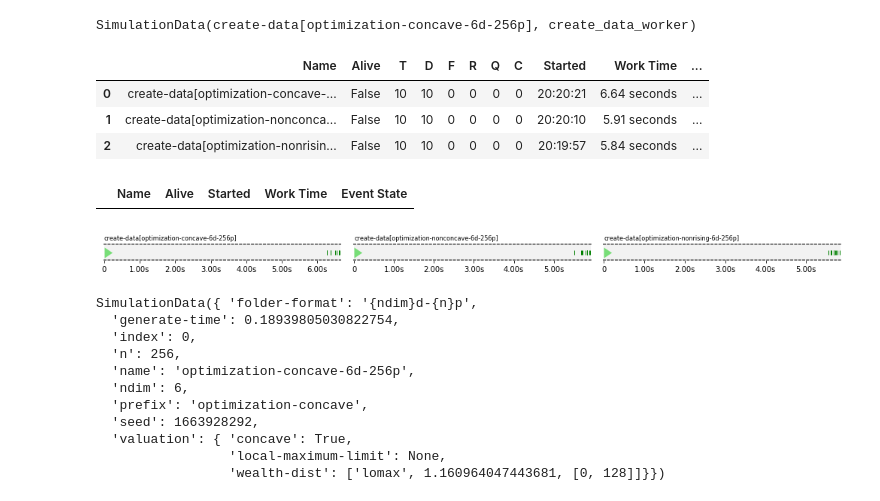
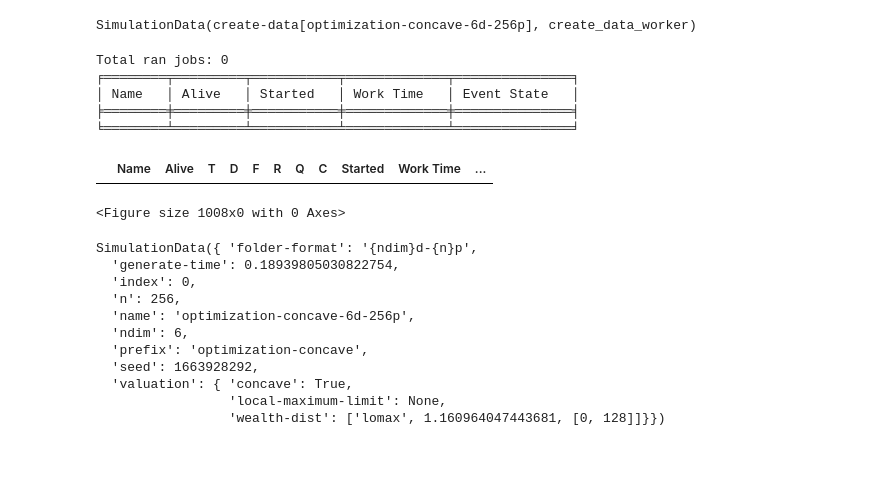
Before and after one commit to liran-funaro/jointfunc-vcg, a Jupyter notebook: notebooks/Create Dataset.ipynb, the cells around one changed output. Drawn from its saved outputs; the diff is of its cells as text; code cells hidden in the pictures; blank space fills up the shorter version.

Commit message:
Fix names in notebook

```diff
--- a/notebooks/Create Dataset.ipynb
+++ b/notebooks/Create Dataset.ipynb
@@ -27,12 +27,13 @@ data.concave.parallel_create_data(10, overwrite=True, max_workers=10)
 # %% [output]
 SimulationData(create-data[optimization-concave-6d-256p], create_data_worker)
 # %%
-display(*sim.print_simulations_status_joined(show_finished_count=9, progress_columns=3))
+job.print_job_status(show_finished_count=9, progress_columns=3)
 # %% [output]
+Total ran jobs: 0
+╒════════╤═════════╤═══════════╤═════════════╤═══════════════╕
+│ Name   │ Alive   │ Started   │ Work Time   │ Event State   │
+╞════════╪═════════╪═══════════╪═════════════╪═══════════════╡
+╘════════╧═════════╧═══════════╧═════════════╧═══════════════╛
 |  | Name | Alive | T | D | F | R | Q | C | Started | Work Time | ... |
-| 0 | create-data[optimization-concave-... | False | 10 | 10 | 0 | 0 | 0 | 0 | 20:20:21 | 6.64 seconds | ... |
-| 1 | create-data[optimization-nonconca... | False | 10 | 10 | 0 | 0 | 0 | 0 | 20:20:10 | 5.91 seconds | ... |
-| 2 | create-data[optimization-nonrisin... | False | 10 | 10 | 0 | 0 | 0 | 0 | 20:19:57 | 5.84 seconds | ... |
-|  | Name | Alive | Started | Work Time | Event State |
-[figure, removed]
+<Figure size 1008x0 with 0 Axes>
 # %%
```
Also changed, not shown: parts of 7 cells of this notebook.
